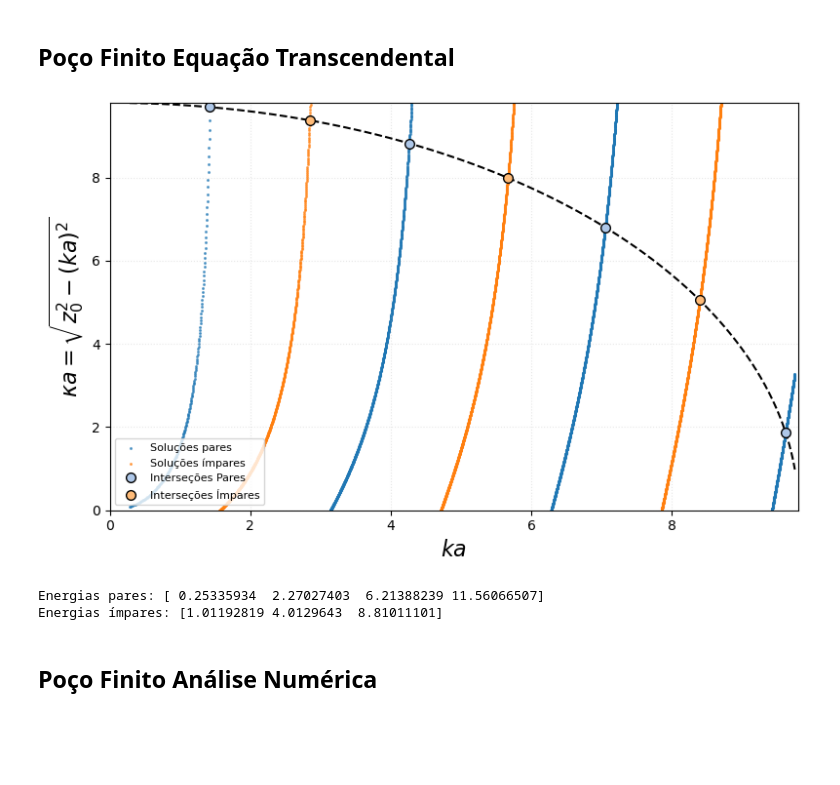
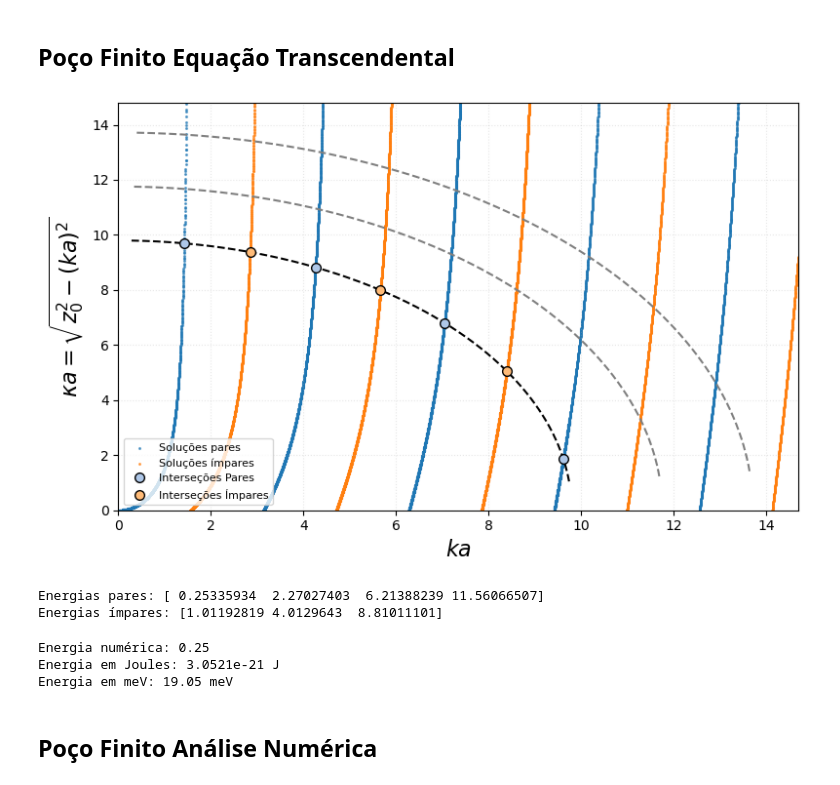
Before and after one commit to Josearthur266/Resolucao-numerica-da-equacao-de-Schrodinger-com-Python-no-Ensino-de-Mecanica-Quantica, a Jupyter notebook: Códigos/Document.ipynb, the cells around one changed output. Cells and saved outputs as stored; diff of their text form; code cells hidden in the pictures; blank space fills up the shorter version.

```diff
--- a/Códigos/Document.ipynb
+++ b/Códigos/Document.ipynb
@@ -41,6 +41,7 @@ E_varredura = np.linspace(0.01, V0 * 0.99, 10000)
 # Constantes k e kappa
 k = np.sqrt(2 * m * E_varredura / hbar**2)
 kappa = np.sqrt(2 * m * (V0 - E_varredura) / hbar**2)
+
 # Variáveis adimensionais
 u = kappa * a
 v = k * a
@@ -49,8 +50,13 @@ v = k * a
 z0 = a * np.sqrt(2 * m * V0 / hbar**2)
 circulo = np.sqrt(z0**2 - v**2)
 
+u_max = z0 * 1.5  # Define o eixo x 50% maior que o raio do círculo
+u_ = np.linspace(0.01, u_max, 10000)
+
 # Suprime o aviso causado pelas assíntotas da tangente
 np.seterr(divide='ignore', invalid='ignore')
+funcao_par_ = u_ * np.tan (u_)
+funcao_impar_ = -u_ / np.tan (u_)
 funcao_par = v * np.tan(v)
 funcao_impar = -v / np.tan(v)
 np.seterr(divide='warn', invalid='warn')
@@ -77,36 +83,42 @@ idx_impar = encontrar_intersecoes(v, circulo, funcao_impar)
 fig, axes = plt.subplots(1, 1, figsize=(8, 5))
 
 # Curva de referência (círculo)
 axes.plot(v, circulo, '--', color="black", linewidth=1.5)
+axes.plot(v * 1.2, circulo * 1.2, '--', color="gray", linewidth=1.5)
+axes.plot(v * 1.4, circulo * 1.4, '--', color="gray", linewidth=1.5)
 
 # Funções transcendentes (scatter com transparência)
+axes.scatter(u_, funcao_par_, s=1.5, color='#1f77b4', alpha=0.6, label='Soluções pares')
+axes.scatter(u_, funcao_impar_, s=1.5, color='#ff7f0e', alpha=0.6, label='Soluções ímpares')
+
 axes.scatter(v, funcao_par, s=1.5, color='#1f77b4', alpha=0.6, label='Soluções pares')
 axes.scatter(v, funcao_impar, s=1.5, color='#ff7f0e', alpha=0.6, label='Soluções ímpares')
 
 # Pontos de interseção
 axes.plot(v[idx_par], circulo[idx_par], 'o', ms=7, mfc='#aec7e8', mec='black', label='Interseções Pares')
 axes.plot(v[idx_impar], circulo[idx_impar], 'o', ms=7, mfc='#ffbb78', mec='black', label='Interseções Ímpares')
 
 # Configurações do gráfico
-axes.set_xlim([0.0, z0])
-axes.set_ylim([0.0, z0])
+axes.set_xlim([0.0, u_max])
+axes.set_ylim([0.0, z0+5])
 axes.set_ylabel(r'$\kappa a = \sqrt{z_0^2 - (ka)^2}$', fontsize=16)
 axes.set_xlabel(r'$ka$', fontsize=16)
 axes.grid(True, linestyle=':', alpha=0.3)
 
 # Legenda para funções e interseções
 handles, labels = plt.gca().get_legend_handles_labels()
 unique_labels, unique_handles = [], []
 for i, label in enumerate(labels):
     if label not in unique_labels:
         unique_labels.append(label)
         unique_handles.append(handles[i])
 axes.legend(unique_handles, unique_labels, loc='lower left', fontsize=8)
 
 plt.tight_layout()
+plt.savefig('fig1.png', dpi=600)
 plt.show()
 # %% [output]
-[figure, old version]
+[figure, new version]
 # %%
 #Calculando energias vinculadas aos pontos de interseção
 E_par = (hbar**2 * v[idx_par]**2) / (2 * m * a**2)
@@ -116,6 +128,31 @@ print("Energias ímpares:", E_impar)
 # %% [output]
 Energias pares: [ 0.25335934  2.27027403  6.21388239 11.56066507]
 Energias ímpares: [1.01192819 4.0129643  8.81011101]
+# %%
+# Constantes físicas (SI)
+hbar = 1.0545718e-34  # Constante de Planck reduzida (J.s)
+m_e = 9.10938356e-31  # Massa do elétron (kg)
+q_e = 1.60217663e-19  # Carga elementar (para conversão Joule -> eV)
+
+# Parâmetros do sistema físico
+L = 1.0e-9            # Largura do poço quântico (1 nm)
+E_num = 0.25          # Autovalor adimensional obtido numericamente
+
+# Cálculo da energia no SI (Joules)
+# Relação: E_si = E_num * (hbar^2 / (m * L^2))
+fator_conversao = (hbar**2) / (m_e * (L**2))
+E_joule = E_num * fator_conversao
+
+# Conversão para milieletrón-volts (meV)
+E_mev = (E_joule / q_e) * 1000
+
+print(f"Energia numérica: {E_num}")
+print(f"Energia em Joules: {E_joule:.4e} J")
+print(f"Energia em meV: {E_mev:.2f} meV")
+# %% [output]
+Energia numérica: 0.25
+Energia em Joules: 3.0521e-21 J
+Energia em meV: 19.05 meV
 # %% [markdown]
 ## Poço Finito Análise Numérica
 # %%
```
Also changed, not shown: parts of 1 cell of this notebook, 3 other files.
